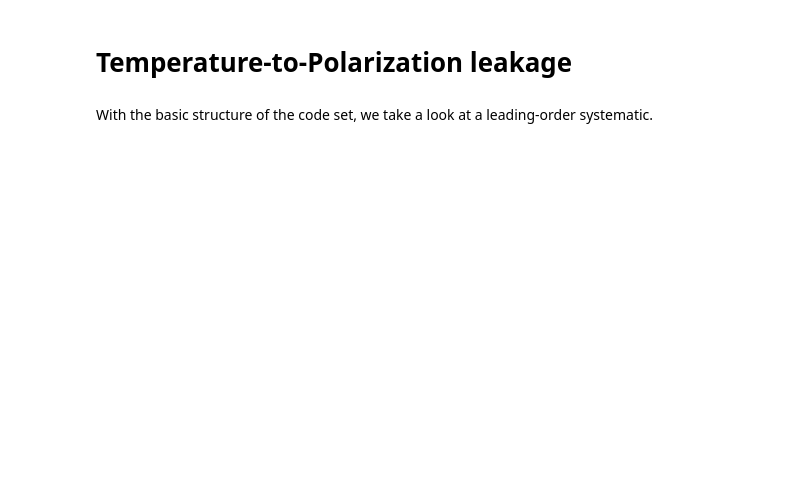
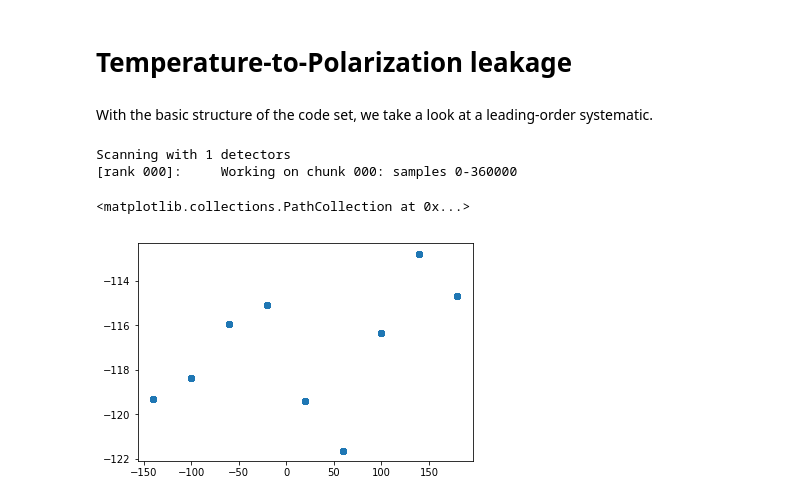
Before and after one commit to AdriJD/beamconv, a Jupyter notebook: notebooks/introduction.ipynb, the cells around one changed output. Drawn from its saved outputs; the diff is of its cells as text; code cells hidden in the pictures; blank space fills up the shorter version.

Commit message:
fixed bug with return_point and interp

```diff
--- a/notebooks/introduction.ipynb
+++ b/notebooks/introduction.ipynb
@@ -205,4 +219,7 @@ S2.set_btypes('PO')
 S2.init_detpair(alm, S2.beams[0][0], beam_b=None, nside_spin=512)
 # %%
-S2.scan_instrument_mpi(alm, binning=False, reuse_spinmaps=True, interp=False, **const_el_opts)
-tod_interp_po = S2.tod.copy()
+S2.scan_instrument_mpi(alm, binning=False, reuse_spinmaps=True, interp=False,
+                       save_point=True, save_tod=True, **const_el_opts)
+# %% [output]
+Scanning with 1 detectors
+[rank 000]:     Working on chunk 000: samples 0-360000
@@ -213,3 +226,13 @@ plt.plot(S2.pa, S2.tod[S2.pix == common_pix])
+# %%
+beam2 = S2.beams[0][0]
+pix2 = S2.data(S2.chunks[0], beam=beam2, data_type='pix')
+pa2 = S2.data(S2.chunks[0], beam=beam2, data_type='pa')
+tod2 = S2.data(S2.chunks[0], beam=beam2, data_type='tod')
+common_pix2 = np.bincount(pix2).argmax()
+plt.scatter(pa2[pix2==common_pix2], tod2[pix2==common_pix2])
+# %% [output]
+<matplotlib.collections.PathCollection at 0x...>
+[figure, added]
 # %%
 fig, (ax1, ax2) = plt.subplots(nrows=2, figsize=(5, 6), sharex=True)
 ax1.plot(tod_interp[:500], label='Gaussian')
```
Also changed, not shown: parts of 7 cells of this notebook, 1 other file.
